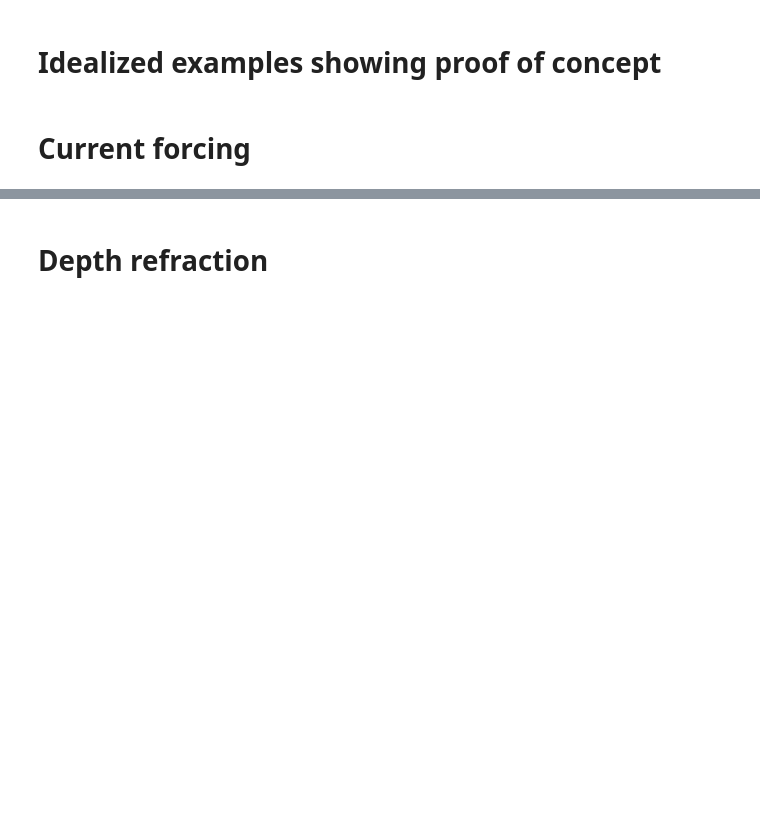
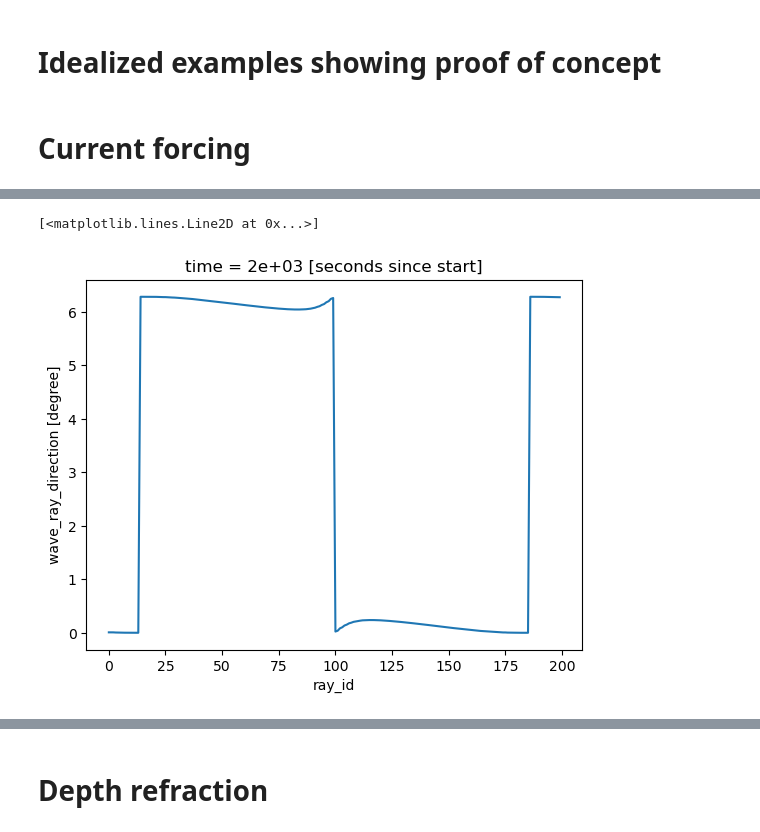
Before and after one commit to hevgyrt/ocean_wave_tracing, a Jupyter notebook: notebooks/idealized_examples.ipynb, the cells around one changed output, grey strips where cells are left out. Drawn from its saved outputs; the diff is of its cells as text; code cells hidden in the pictures; blank space fills up the shorter version.

```diff
--- a/notebooks/idealized_examples.ipynb
+++ b/notebooks/idealized_examples.ipynb
@@ -121,0 +167,5 @@ fig.savefig('current_refraction_examples.png',dpi=170)
+# %%
+dsf.ray_theta[:,-1].plot()
+# %% [output]
+[<matplotlib.lines.Line2D at 0x...>]
+[figure, added]
```
Also changed, not shown: parts of 8 cells of this notebook, 4 other files.
